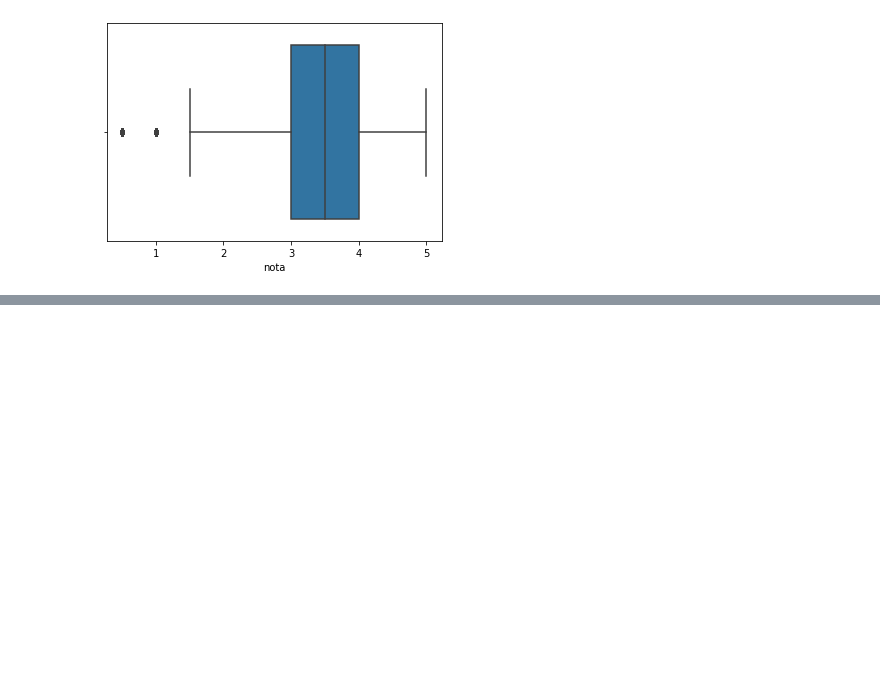
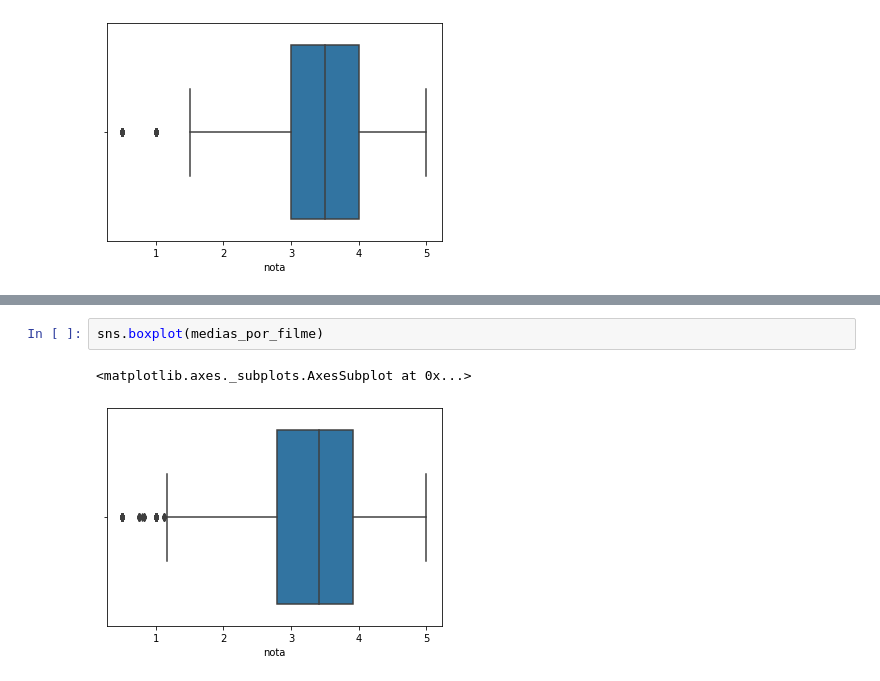
Before and after one commit to alabliuk/Alura, a Jupyter notebook: Data Science/Primeiros passos/source/Introdução_a_Data_Science.ipynb, the cells around one changed output, grey strips where cells are left out. Saved outputs shown, nothing was run; the diff lists cells and outputs as text; blank space fills up the shorter version.

```diff
--- a/Data Science/Primeiros passos/source/Introdução_a_Data_Science.ipynb
+++ b/Data Science/Primeiros passos/source/Introdução_a_Data_Science.ipynb
@@ -127,0 +187,5 @@ sns.boxplot(notas.nota)
+# %%
+sns.boxplot(medias_por_filme)
+# %% [output]
+<matplotlib.axes._subplots.AxesSubplot at 0x...>
+[figure, added]
```
Also changed, not shown: parts of 13 cells of this notebook.
